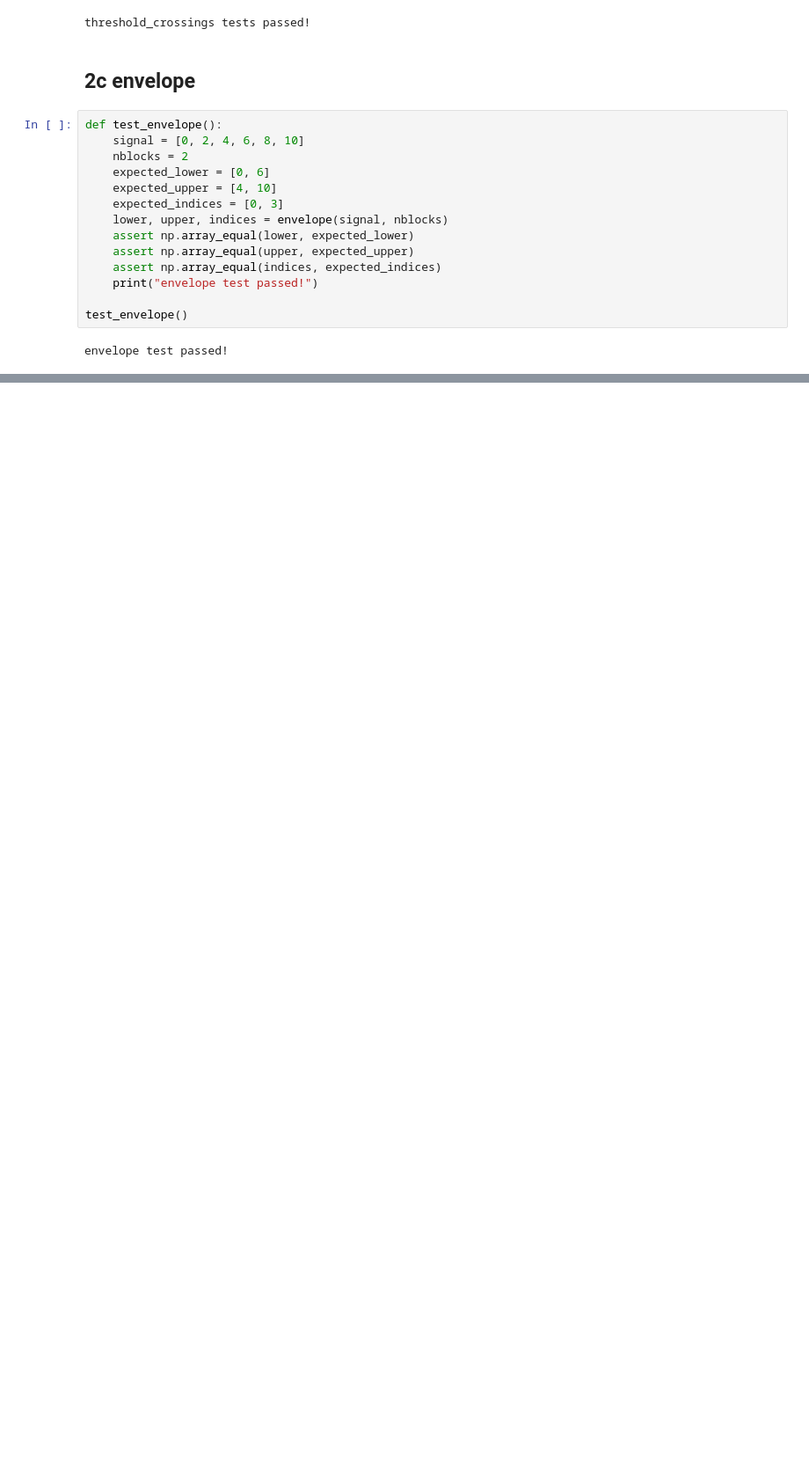
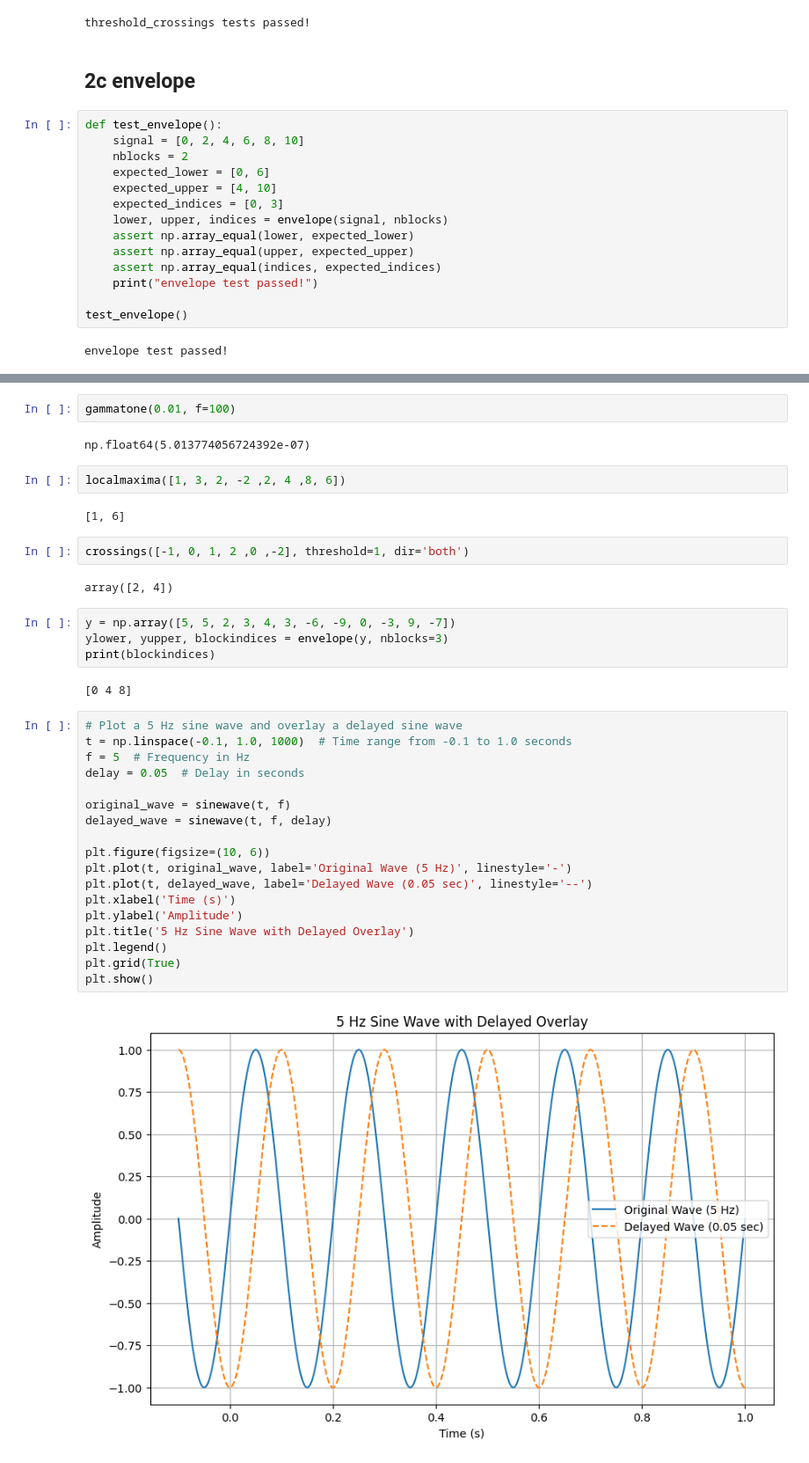
Before and after one commit to RyanL72/CSDS_364, a Jupyter notebook: Assignment_A1b/A1b_rhl72.ipynb, the cells around one changed output, grey strips where cells are left out. Shown at 88% size. Cells and saved outputs as stored; diff of their text form; blank space fills up the shorter version.

```diff
--- a/Assignment_A1b/A1b_rhl72.ipynb
+++ b/Assignment_A1b/A1b_rhl72.ipynb
@@ -256,0 +279,38 @@ envelope test passed!
+# %%
+gammatone(0.01, f=100)
+# %% [output]
+np.float64(5.013774056724392e-07)
+# %%
+localmaxima([1, 3, 2, -2 ,2, 4 ,8, 6])
+# %% [output]
+[1, 6]
+# %%
+crossings([-1, 0, 1, 2 ,0 ,-2], threshold=1, dir='both')
+# %% [output]
+array([2, 4])
+# %%
+y = np.array([5, 5, 2, 3, 4, 3, -6, -9, 0, -3, 9, -7])
+ylower, yupper, blockindices = envelope(y, nblocks=3)
+print(blockindices)
+# %% [output]
+[0 4 8]
+# %%
+# Plot a 5 Hz sine wave and overlay a delayed sine wave
+t = np.linspace(-0.1, 1.0, 1000)  # Time range from -0.1 to 1.0 seconds
+f = 5  # Frequency in Hz
+delay = 0.05  # Delay in seconds
+
+original_wave = sinewave(t, f)
+delayed_wave = sinewave(t, f, delay)
+
+plt.figure(figsize=(10, 6))
+plt.plot(t, original_wave, label='Original Wave (5 Hz)', linestyle='-')
+plt.plot(t, delayed_wave, label='Delayed Wave (0.05 sec)', linestyle='--')
+plt.xlabel('Time (s)')
+plt.ylabel('Amplitude')
+plt.title('5 Hz Sine Wave with Delayed Overlay')
+plt.legend()
+plt.grid(True)
+plt.show()
+# %% [output]
+[figure, added]
```
Also changed, not shown: parts of 13 cells of this notebook, 2 other files.
